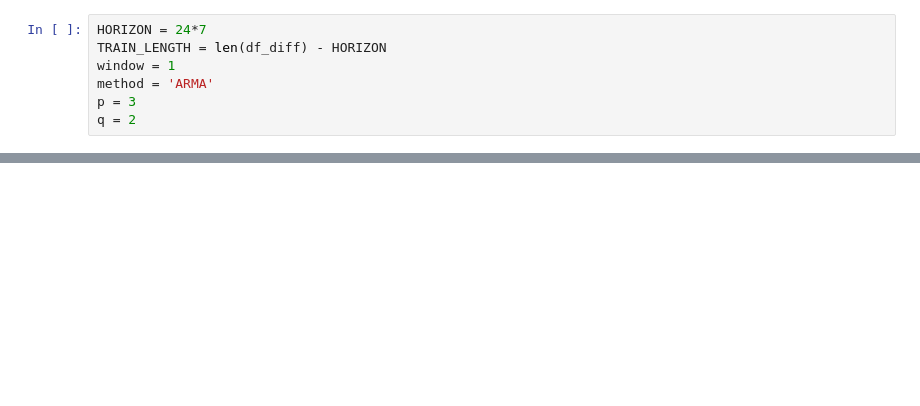
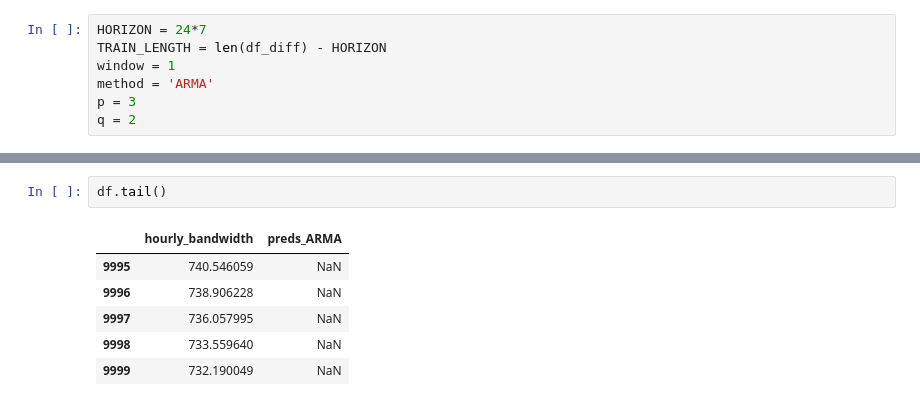
Before and after one commit to lewinskie254/timeseries-youtube, a Jupyter notebook: Lecture_5_Timeseries_Analysis_ARMA.ipynb, the cells around one changed output, grey strips where cells are left out. Saved outputs shown, nothing was run; the diff lists cells and outputs as text; blank space fills up the shorter version.

```diff
--- a/Lecture_5_Timeseries_Analysis_ARMA.ipynb
+++ b/Lecture_5_Timeseries_Analysis_ARMA.ipynb
@@ -187,0 +220,9 @@ preds_MEAN = rolling_forecast(df_diff, TRAIN_LENGTH, HORIZON, window, 'mean', 0,
+# %%
+df.tail()
+# %% [output]
+|  | hourly_bandwidth | preds_ARMA |
+| 9995 | 740.546059 | NaN |
+| 9996 | 738.906228 | NaN |
+| 9997 | 736.057995 | NaN |
+| 9998 | 733.559640 | NaN |
+| 9999 | 732.190049 | NaN |
```
Also changed, not shown: parts of 6 cells of this notebook.
